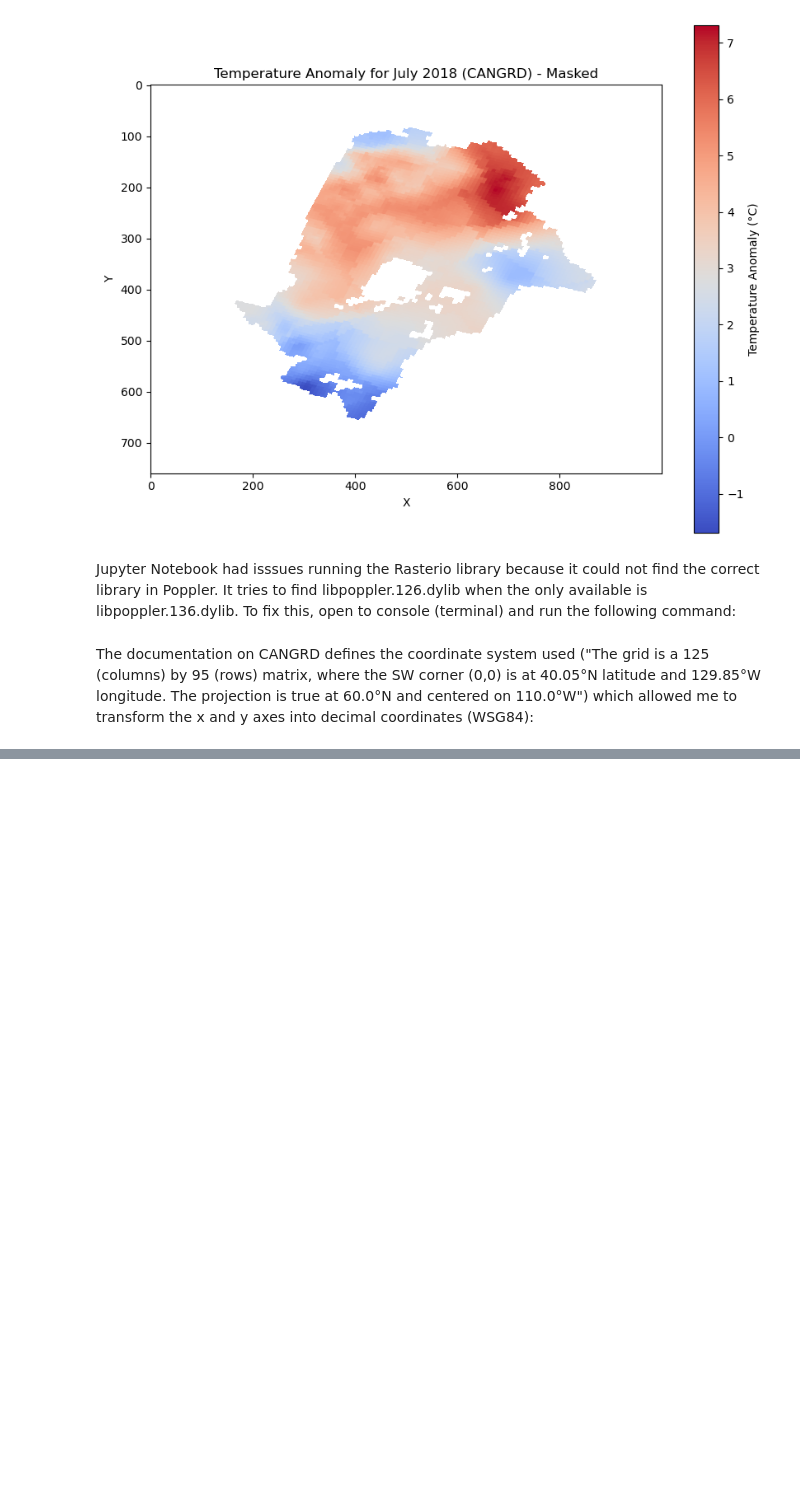
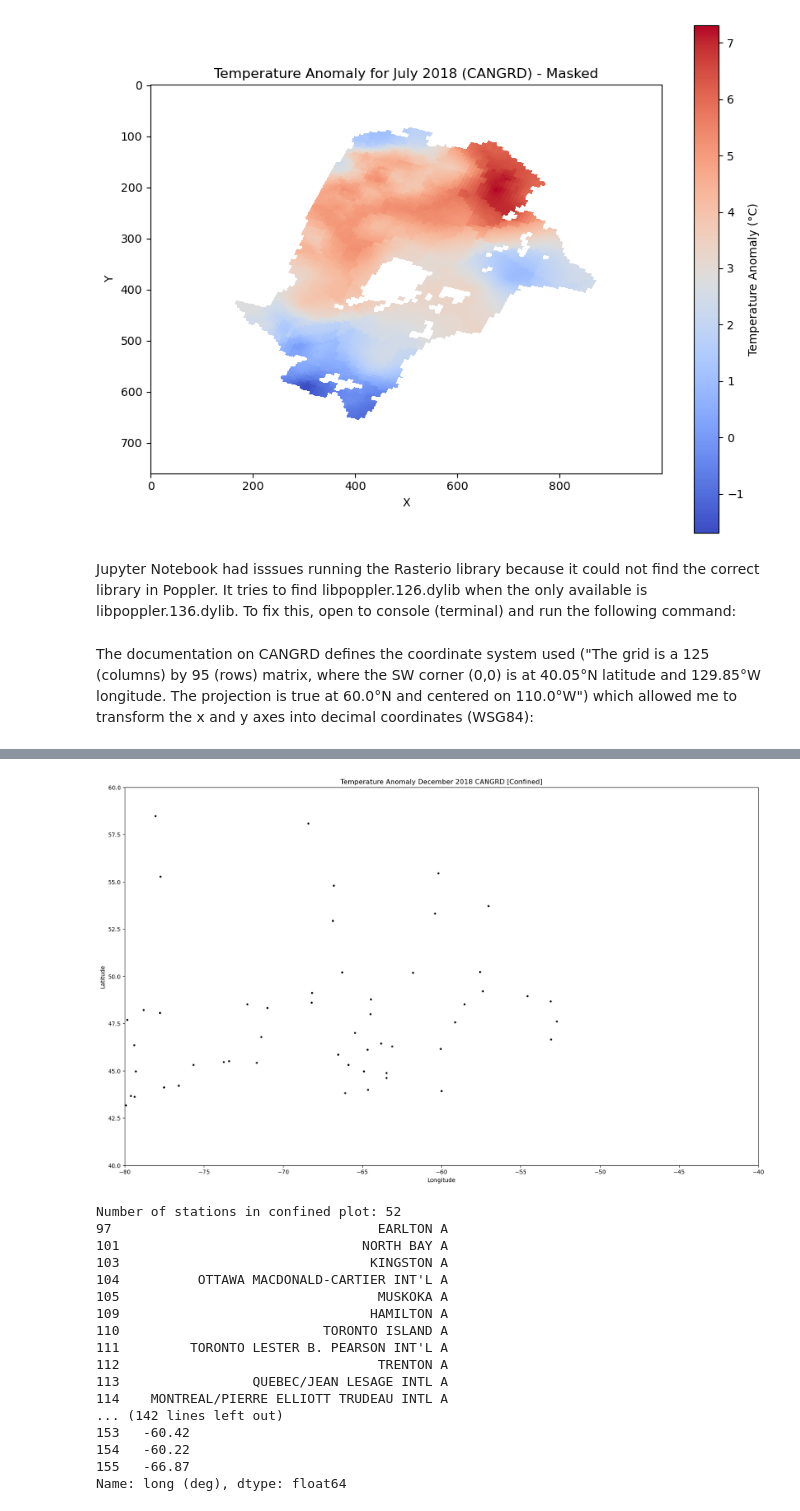
Before and after one commit to mazx7/MSc, a Jupyter notebook: Visualising CANGRD Data for Canadian Climate Variables.ipynb, the cells around one changed output, grey strips where cells are left out. Cells and saved outputs as stored; diff of their text form; code cells hidden in the pictures; blank space fills up the shorter version.

```diff
--- a/Visualising CANGRD Data for Canadian Climate Variables.ipynb
+++ b/Visualising CANGRD Data for Canadian Climate Variables.ipynb
@@ -156,0 +156,42 @@ Name: station's name, dtype: object
+# %%
+plt.figure(figsize=(20, 12))
+plt.ylim(40, 60)
+plt.xlim(-80, -40)
+plt.ylabel('Latitude')
+plt.xlabel('Longitude')
+plt.scatter(ws_lon, ws_lat, color='black', s=25, marker='.') #showing locations of weather stations
+plt.title('Temperature Anomaly December 2018 CANGRD [Confined]')
+plt.show()\
+
+lat_min, lat_max = 40, 60 #confined lats
+lon_min, lon_max = -80, -40 #confined lons
+
+confined_stations = wind_stations[ #filtering dataframe
+    (wind_stations['lat (deg)'] >= lat_min) &
+    (wind_stations['lat (deg)'] <= lat_max) &
+    (wind_stations['long (deg)'] >= lon_min) &
+    (wind_stations['long (deg)'] <= lon_max)
+]
+
+num_confined_stations = confined_stations.shape[0] #counting
+print(f"Number of stations in confined plot: {num_confined_stations}")
+print(confined_stations["station's name"], confined_stations['lat (deg)'], confined_stations['long (deg)'])
+# %% [output]
+[figure, added]
+Number of stations in confined plot: 52
+97                                  EARLTON A
+101                               NORTH BAY A
+103                                KINGSTON A
+104          OTTAWA MACDONALD-CARTIER INT'L A
+105                                 MUSKOKA A
+109                                HAMILTON A
+110                          TORONTO ISLAND A
+111         TORONTO LESTER B. PEARSON INT'L A
+112                                 TRENTON A
+113                 QUEBEC/JEAN LESAGE INTL A
+114    MONTREAL/PIERRE ELLIOTT TRUDEAU INTL A
+... (142 lines left out)
+153   -60.42
+154   -60.22
+155   -66.87
+Name: long (deg), dtype: float64
```
Also changed, not shown: parts of 9 cells of this notebook.
